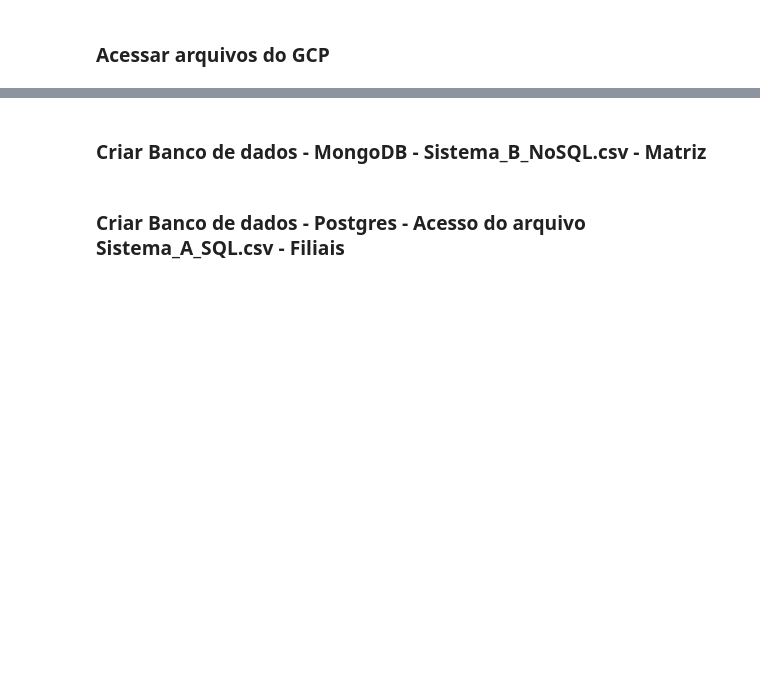
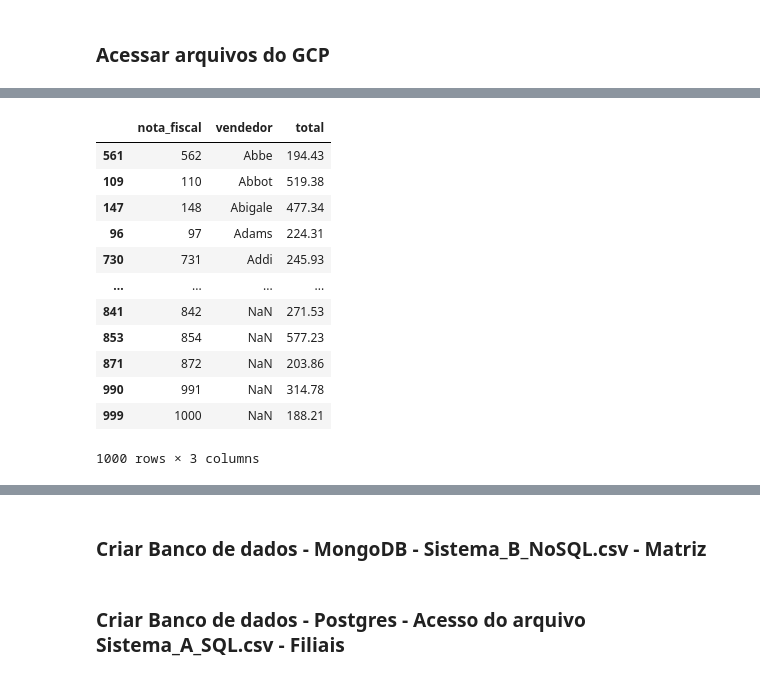
Before and after one commit to fullstackwd/Data_engineer, a Jupyter notebook: at20DE/atividade_20.ipynb, the cells around one changed output, grey strips where cells are left out. Cells and saved outputs as stored; diff of their text form; code cells hidden in the pictures; blank space fills up the shorter version.

```diff
--- a/at20DE/atividade_20.ipynb
+++ b/at20DE/atividade_20.ipynb
@@ -82,0 +240,16 @@ gcpA
+# %%
+gcpA.sort_values('vendedor', ascending=True)
+# %% [output]
+|  | nota_fiscal | vendedor | total |
+| 561 | 562 | Abbe | 194.43 |
+| 109 | 110 | Abbot | 519.38 |
+| 147 | 148 | Abigale | 477.34 |
+| 96 | 97 | Adams | 224.31 |
+| 730 | 731 | Addi | 245.93 |
+| ... | ... | ... | ... |
+| 841 | 842 | NaN | 271.53 |
+| 853 | 854 | NaN | 577.23 |
+| 871 | 872 | NaN | 203.86 |
+| 990 | 991 | NaN | 314.78 |
+| 999 | 1000 | NaN | 188.21 |
+1000 rows × 3 columns
```
Also changed, not shown: parts of 82 cells of this notebook, 4 other files.
